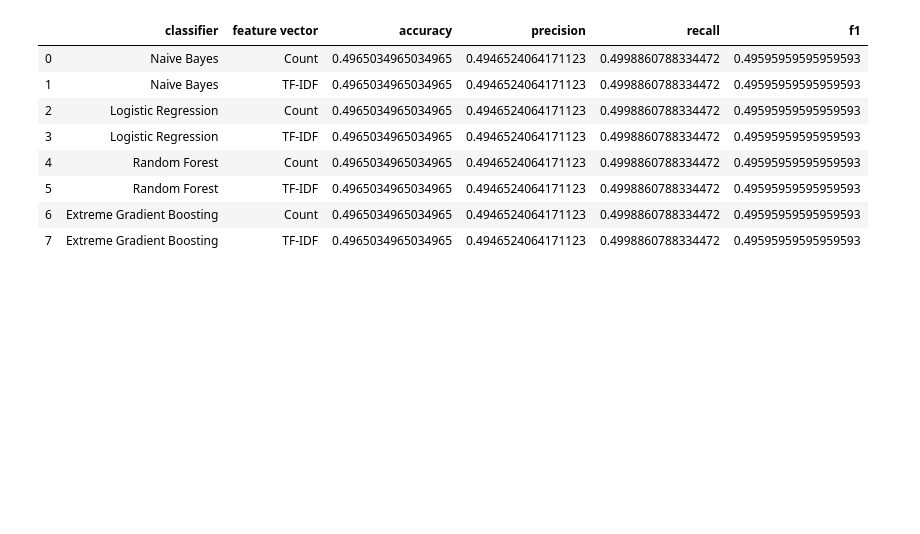
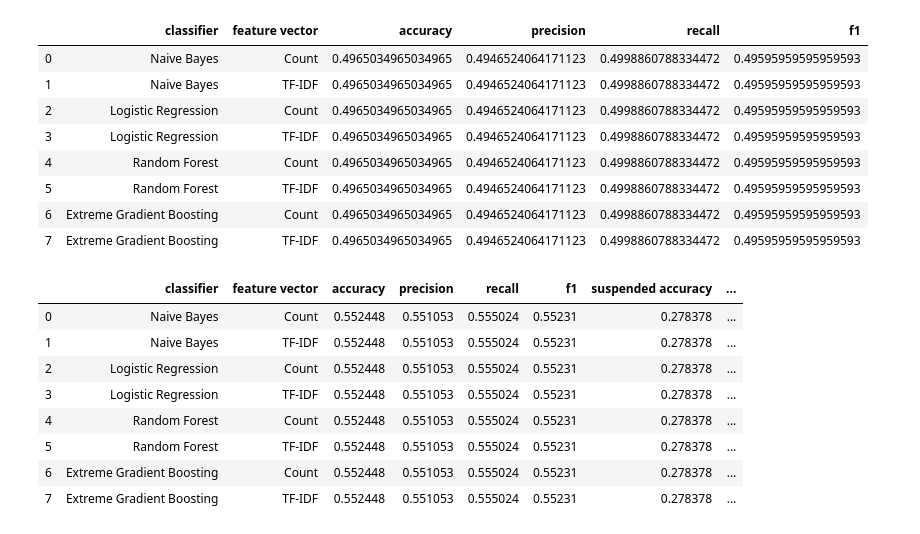
Before and after one commit to hAlbertK/Credit_Suisse_sentiment_analysis, a Jupyter notebook: NEW_text_classification.ipynb, the cells around one changed output. Cells and saved outputs as stored; diff of their text form; code cells hidden in the pictures; blank space fills up the shorter version.

```diff
--- a/NEW_text_classification.ipynb
+++ b/NEW_text_classification.ipynb
@@ -198,12 +245,10 @@ rf_tfidf = np.array(['Random Forest', 'TF-IDF', accuracy, precision, recall, f1]
 # %%
-# Extereme Gradient Boosting on Count Vectors
-accuracy,precision,recall,f1 = train_model(xgboost.XGBClassifier(), xtrain_count.tocsc(), train_y, xtest_count.tocsc())
-#metrics = pd.DataFrame([['Extreme Gradient Boosting', 'Count', accuracy, precision, recall, f1]], columns=['classifier', 'feature vector', 'accuracy', 'precision', 'recall', 'f1'])
-#evaluation_df = evaluation_df.append(metrics)
-#print("Xgb, Count Vectors: \n accuracy: %s\n precision: %s\n recall: %s\n f1:%s"%(accuracy,precision,recall,f1))
-
 # Extereme Gradient Boosting on Word Level TF IDF Vectors
-accuracy,precision,recall,f1 = train_model(xgboost.XGBClassifier(), xtrain_tfidf.tocsc(), train_y, xtest_tfidf.tocsc())
+accuracy,precision,recall,f1,
+suspended_accuracy,
+suspended_precision,
+suspended_recall,
+suspended_f1 = train_model(xgboost.XGBClassifier(), xtrain_tfidf.tocsc(), train_y, xtest_tfidf.tocsc(), xstest_tfidf.tocsc())
 #metrics = pd.DataFrame([['Extreme Gradient Boosting', 'TF-IDF', accuracy, precision, recall, f1]], columns=['classifier', 'feature vector', 'accuracy', 'precision', 'recall', 'f1'])
 #evaluation_df = evaluation_df.append(metrics)
 #print("Xgb, WordLevel TF-IDF: \n accuracy: %s\n precision: %s\n recall: %s\n f1:%s"%(accuracy,precision,recall,f1))
@@ -221,2 +255,2 @@ Xgb, WordLevel TF-IDF:
 # %%
-xgb_count = np.array(['Extreme Gradient Boosting', 'Count', accuracy, precision, recall, f1])
+xgb_tfidf = np.array(['Extreme Gradient Boosting', 'TF-IDF', accuracy, precision, recall, f1, suspended_accuracy, suspended_precision, suspended_recall, suspended_f1])
@@ -229,6 +257,4 @@ accuracy,precision,recall,f1 = train_model(xgboost.XGBClassifier(), xtrain_tfidf
-# %%
-xgb_tfidf = np.array(['Extreme Gradient Boosting', 'TF-IDF', accuracy, precision, recall, f1])
 # %%
 metrics_all = np.array([nb_count, nb_tfidf, lr_count, lr_tfidf, rf_count, rf_tfidf, xgb_count, xgb_tfidf])
 # %%
-metrics_df = pd.DataFrame(metrics_all, columns=['classifier', 'feature vector', 'accuracy', 'precision', 'recall', 'f1'])
+metrics_df = pd.DataFrame(metrics_all, columns=['classifier', 'feature vector', 'accuracy', 'precision', 'recall', 'f1', 'suspended accuracy', 'suspended precision', 'suspended recall', 'suspended f1'])
@@ -252,0 +279,12 @@ pd.DataFrame(metrics_all, columns=['classifier', 'feature vector', 'accuracy', '
+# %%
+metrics_df
+# %% [output]
+|  | classifier | feature vector | accuracy | precision | recall | f1 | suspended accuracy | ... |
+| 0 | Naive Bayes | Count | 0.552448 | 0.551053 | 0.555024 | 0.55231 | 0.278378 | ... |
+| 1 | Naive Bayes | TF-IDF | 0.552448 | 0.551053 | 0.555024 | 0.55231 | 0.278378 | ... |
+| 2 | Logistic Regression | Count | 0.552448 | 0.551053 | 0.555024 | 0.55231 | 0.278378 | ... |
+| 3 | Logistic Regression | TF-IDF | 0.552448 | 0.551053 | 0.555024 | 0.55231 | 0.278378 | ... |
+| 4 | Random Forest | Count | 0.552448 | 0.551053 | 0.555024 | 0.55231 | 0.278378 | ... |
+| 5 | Random Forest | TF-IDF | 0.552448 | 0.551053 | 0.555024 | 0.55231 | 0.278378 | ... |
+| 6 | Extreme Gradient Boosting | Count | 0.552448 | 0.551053 | 0.555024 | 0.55231 | 0.278378 | ... |
+| 7 | Extreme Gradient Boosting | TF-IDF | 0.552448 | 0.551053 | 0.555024 | 0.55231 | 0.278378 | ... |
```
Also changed, not shown: parts of 33 cells of this notebook.
